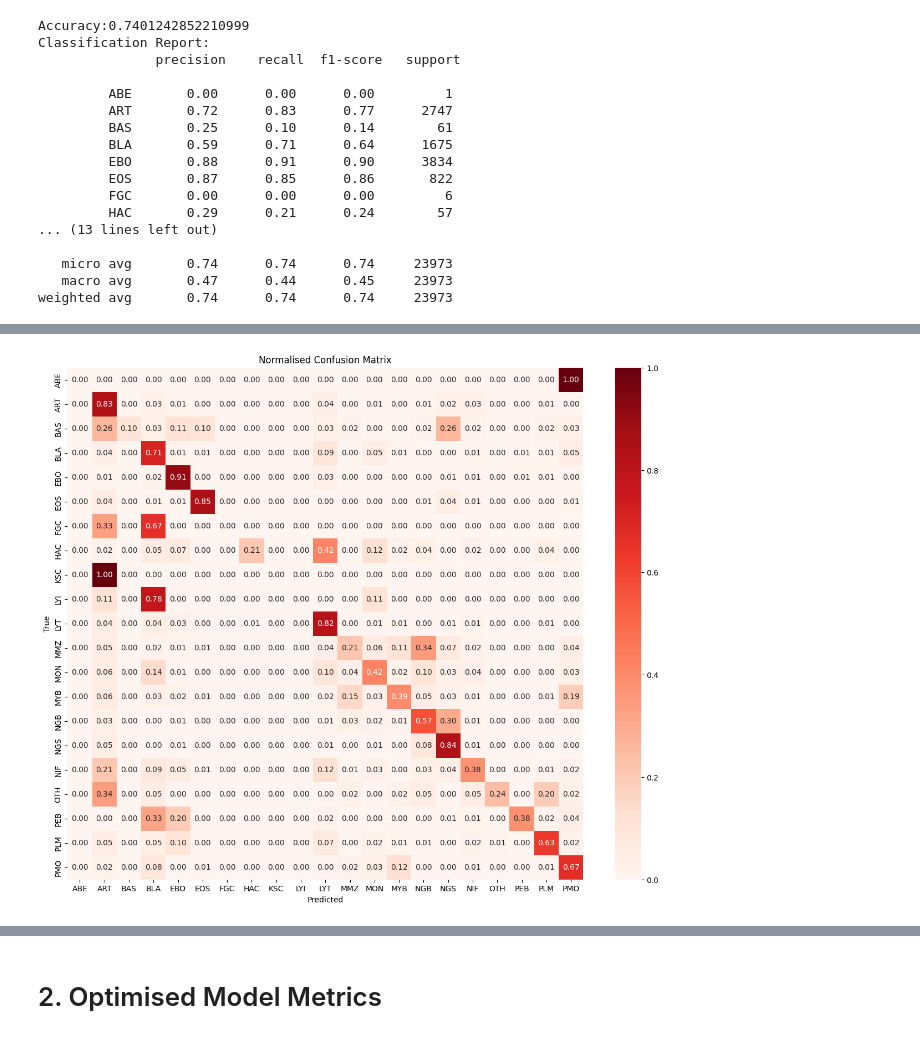
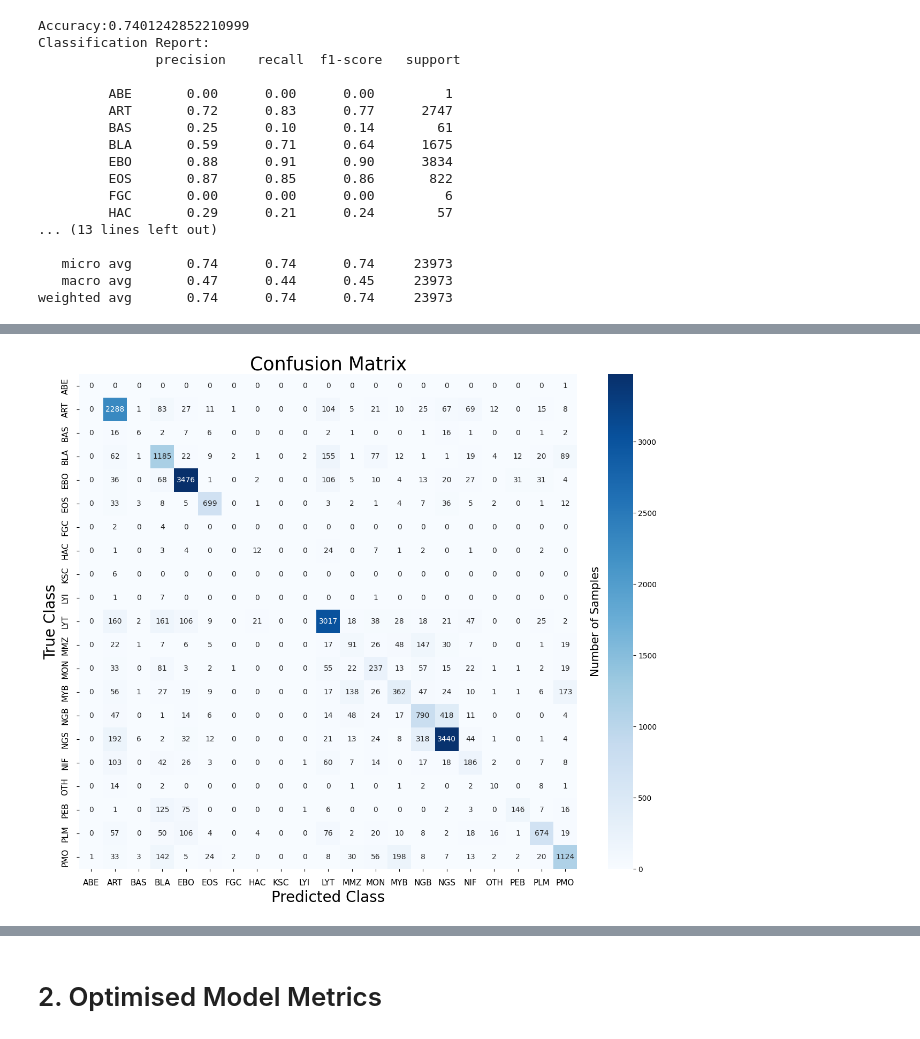
Before and after one commit to ejml1/Deep-Learning-for-Cancer-Detection, a Jupyter notebook: ValidationResults.ipynb, the cells around one changed output, grey strips where cells are left out. Cells and saved outputs as stored; diff of their text form; code cells hidden in the pictures.

```diff
--- a/ValidationResults.ipynb
+++ b/ValidationResults.ipynb
@@ -13,0 +43,19 @@ To enable the following instructions: SSE3 SSE4.1 SSE4.2 AVX, in other operation
+# %%
+def plot_confusion_matrix(y_true, y_pred, class_names):
+    conf_matrix = confusion_matrix(y_true, y_pred, labels = list(range(21)))
+    plt.figure(figsize=(15, 12))
+    heatmap = sns.heatmap(conf_matrix, annot=True, fmt='d', cmap='Blues', xticklabels=class_names, yticklabels=class_names)
+    plt.xlabel('Predicted Class', fontsize=20)
+    plt.ylabel('True Class', fontsize=20)
+    plt.title('Confusion Matrix', fontsize=25)
+    plt.xticks(fontsize=11)
+    plt.yticks(fontsize=11)
+
+    heatmap.tick_params(axis='x', which='major', pad=10)
+    heatmap.tick_params(axis='y', which='major', pad=10)
+
+    cbar = heatmap.collections[0].colorbar
+    cbar.set_label('Number of Samples', fontsize=15, rotation=90, labelpad=10)
+    cbar.ax.yaxis.set_label_position('left')
+    plt.show()
+    return conf_matrix
@@ -141,16 +179,4 @@ plt.show()
-# %%
-class_totals = np.sum(conf_matrix, axis=1)
-
-normalised_conf_matrix = np.zeros_like(conf_matrix, dtype=float)
-for i in range(len(class_totals)):
-    if class_totals[i] != 0:
-        normalised_conf_matrix[i, :] = conf_matrix[i, :] / class_totals[i]
-
-plt.figure(figsize=(15, 12))
-sns.heatmap(normalised_conf_matrix, annot=True, fmt='.2f', cmap='Reds', xticklabels=class_names, yticklabels=class_names)
-plt.xlabel('Predicted')
-plt.ylabel('True')
-plt.title('Normalised Confusion Matrix')
-plt.show()
-# %% [output]
-[figure, removed]
+# %%
+conf_matrix = plot_confusion_matrix(y_true, y_pred, class_names)
+# %% [output]
+[figure, added]
```
Also changed, not shown: parts of 29 cells of this notebook, 6 other files.
